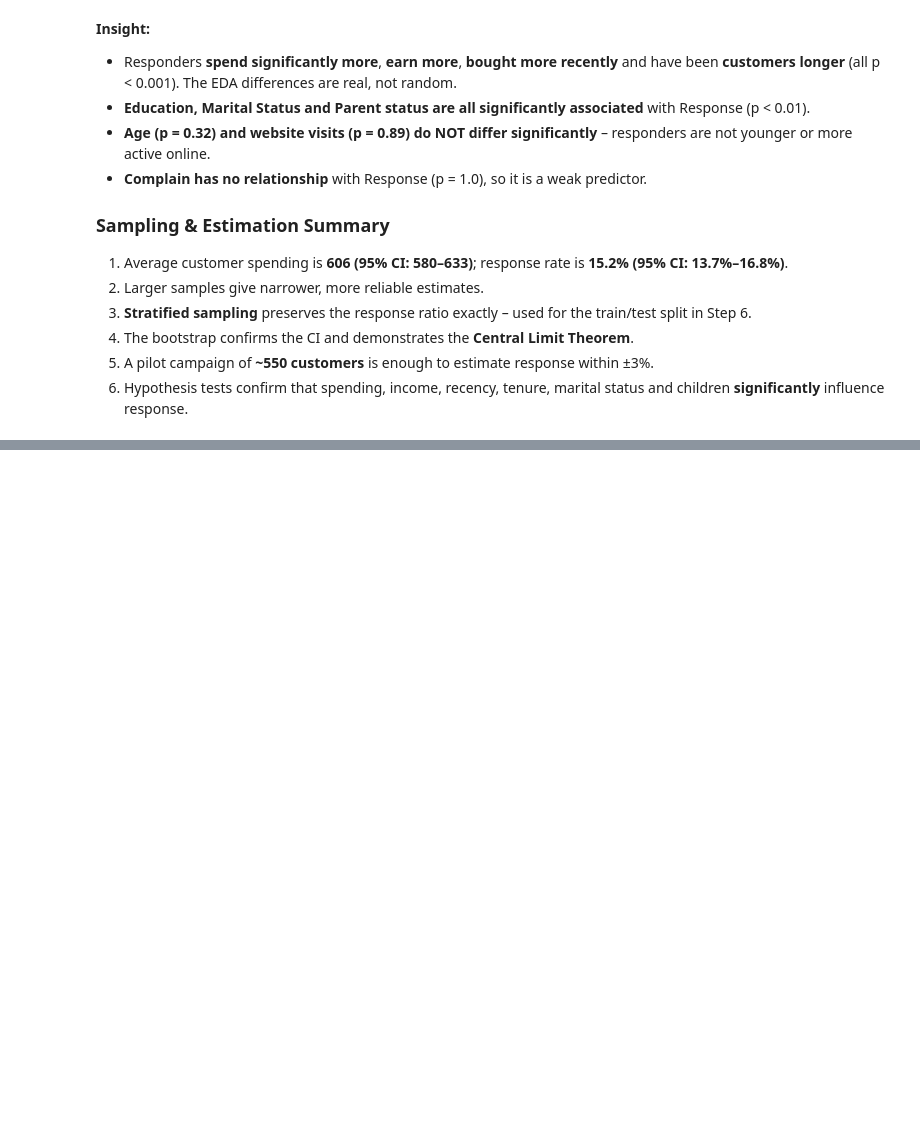
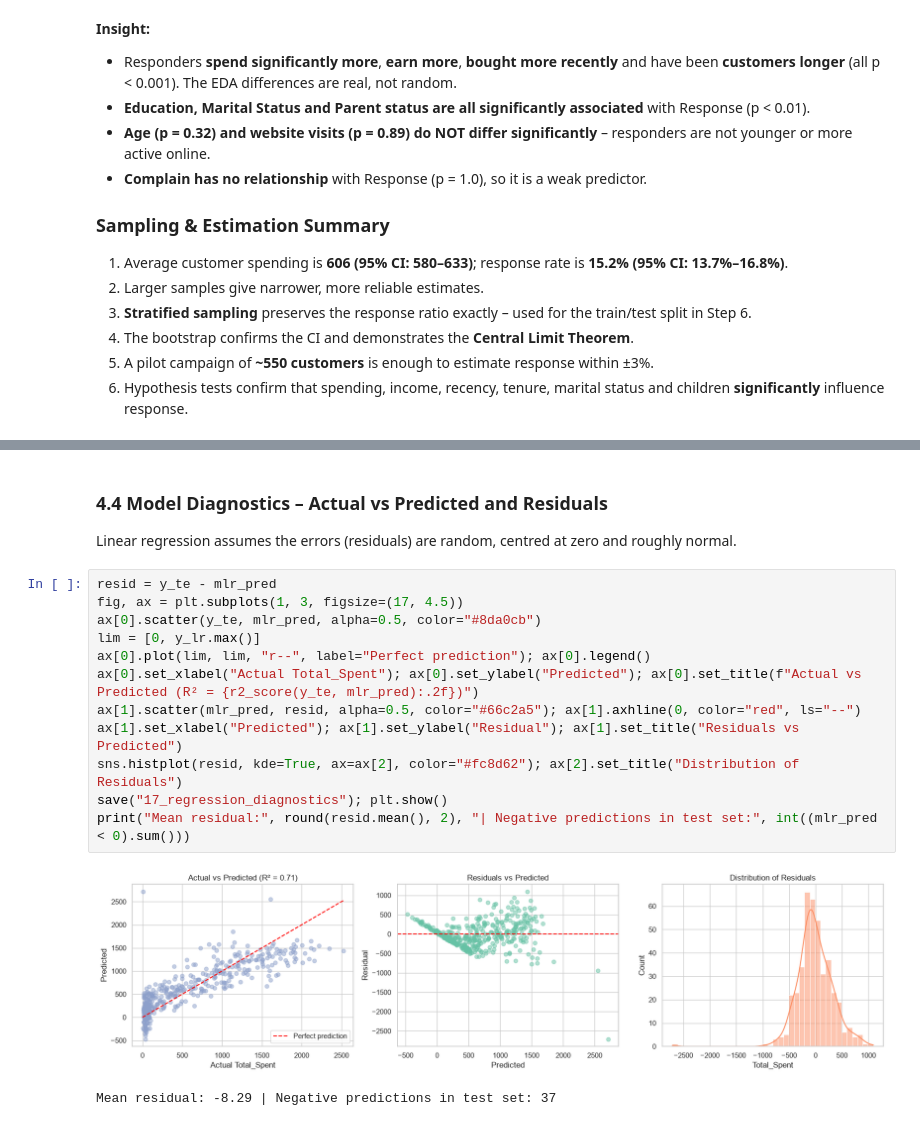
Before and after one commit to manasvigohil28/Customer-Segmentation-Campaign-Optimization, a Jupyter notebook: notebooks/analysis.ipynb, the cells around one changed output, grey strips where cells are left out. Cells and saved outputs as stored; diff of their text form; blank space fills up the shorter version.

```diff
--- a/notebooks/analysis.ipynb
+++ b/notebooks/analysis.ipynb
@@ -552,0 +675,18 @@ pd.DataFrame(c_rows, columns=["Variable", "Chi-square", "df", "p-value", "Decisi
+# %% [markdown]
+### 4.4 Model Diagnostics – Actual vs Predicted and Residuals
+Linear regression assumes the errors (residuals) are random, centred at zero and roughly normal.
+# %%
+resid = y_te - mlr_pred
+fig, ax = plt.subplots(1, 3, figsize=(17, 4.5))
+ax[0].scatter(y_te, mlr_pred, alpha=0.5, color="#8da0cb")
+lim = [0, y_lr.max()]
+ax[0].plot(lim, lim, "r--", label="Perfect prediction"); ax[0].legend()
+ax[0].set_xlabel("Actual Total_Spent"); ax[0].set_ylabel("Predicted"); ax[0].set_title(f"Actual vs Predicted (R² = {r2_score(y_te, mlr_pred):.2f})")
+ax[1].scatter(mlr_pred, resid, alpha=0.5, color="#66c2a5"); ax[1].axhline(0, color="red", ls="--")
+ax[1].set_xlabel("Predicted"); ax[1].set_ylabel("Residual"); ax[1].set_title("Residuals vs Predicted")
+sns.histplot(resid, kde=True, ax=ax[2], color="#fc8d62"); ax[2].set_title("Distribution of Residuals")
+save("17_regression_diagnostics"); plt.show()
+print("Mean residual:", round(resid.mean(), 2), "| Negative predictions in test set:", int((mlr_pred < 0).sum()))
+# %% [output]
+[figure, added]
+Mean residual: -8.29 | Negative predictions in test set: 37
```
Also changed, not shown: parts of 17 cells of this notebook, 4 other files.
